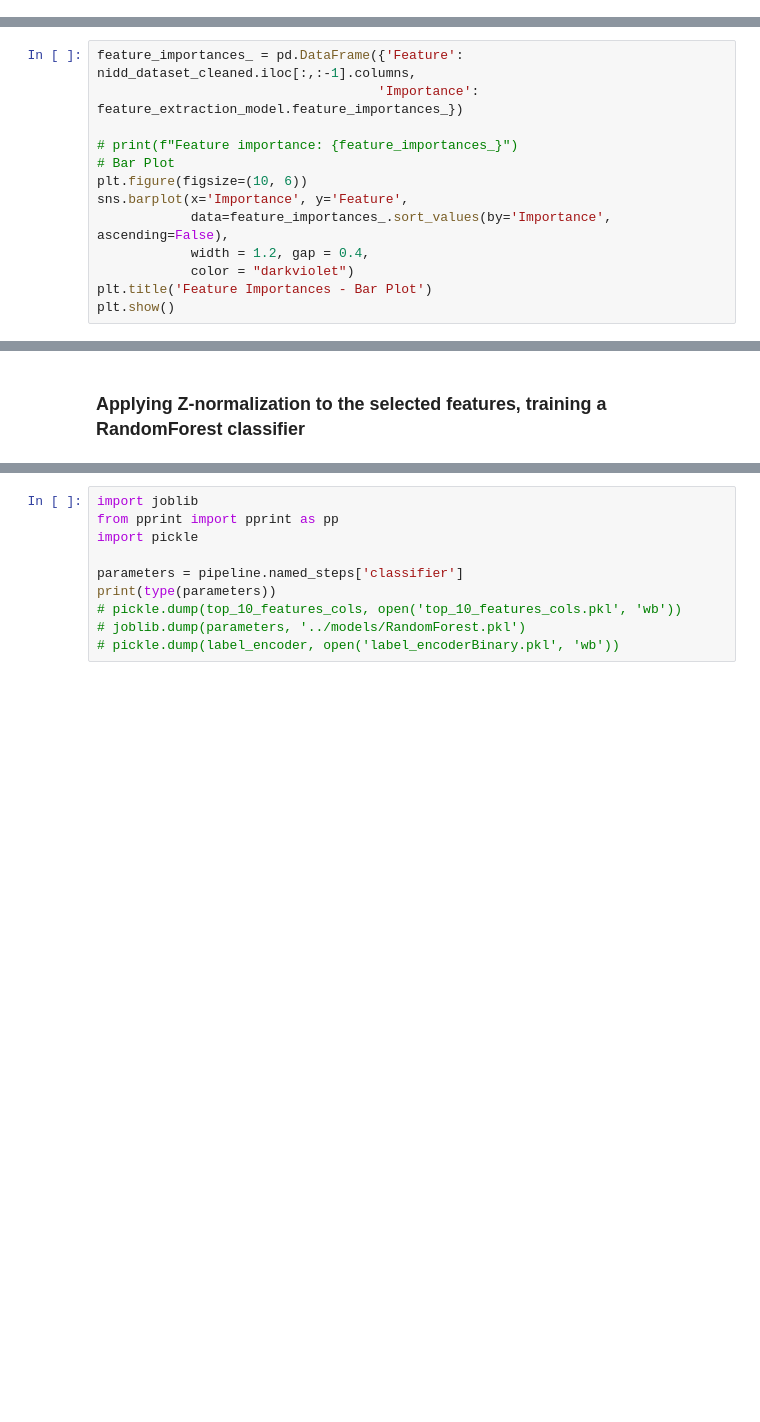
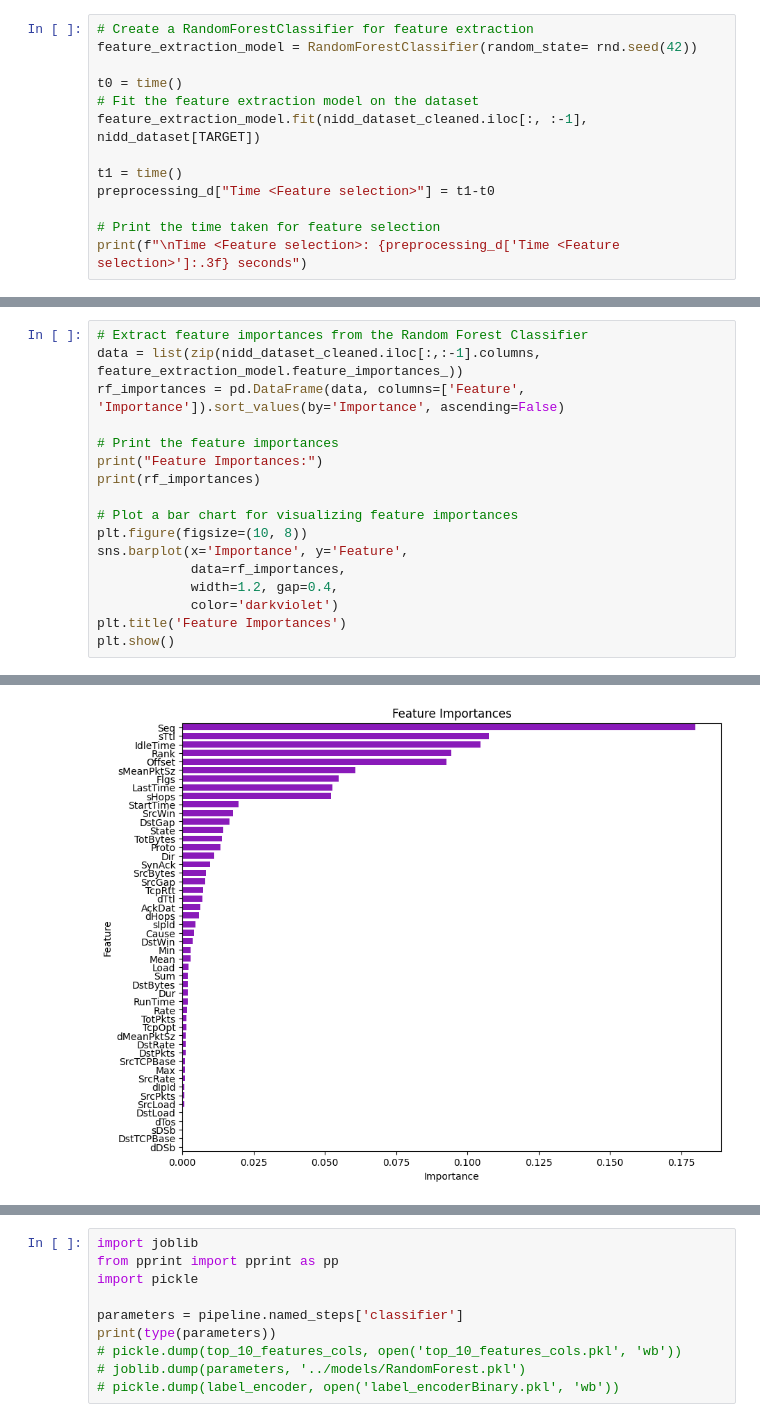
Before and after one commit to DmMeta/5G_Intrusion_detection, a Jupyter notebook: Analysis_Training/RandomForest_model2.ipynb, the cells around one changed output, grey strips where cells are left out. Drawn from its saved outputs; the diff is of its cells as text; blank space fills up the shorter version.

```diff
--- a/Analysis_Training/RandomForest_model2.ipynb
+++ b/Analysis_Training/RandomForest_model2.ipynb
@@ -61,0 +199,13 @@ print(f"Feature importance: {feature_extraction_model.feature_importances_}")
+# %%
+# Create a RandomForestClassifier for feature extraction
+feature_extraction_model = RandomForestClassifier(random_state= rnd.seed(42))
+
+t0 = time()
+# Fit the feature extraction model on the dataset
+feature_extraction_model.fit(nidd_dataset_cleaned.iloc[:, :-1], nidd_dataset[TARGET])
+
+t1 = time()
+preprocessing_d["Time <Feature selection>"] = t1-t0
+
+# Print the time taken for feature selection
+print(f"\nTime <Feature selection>: {preprocessing_d['Time <Feature selection>']:.3f} seconds")
@@ -62,13 +220,18 @@ print(f"Feature importance: {feature_extraction_model.feature_importances_}")
 # %%
-feature_importances_ = pd.DataFrame({'Feature': nidd_dataset_cleaned.iloc[:,:-1].columns,
-                                    'Importance': feature_extraction_model.feature_importances_})
+# Extract feature importances from the Random Forest Classifier
+data = list(zip(nidd_dataset_cleaned.iloc[:,:-1].columns, feature_extraction_model.feature_importances_))
+rf_importances = pd.DataFrame(data, columns=['Feature', 'Importance']).sort_values(by='Importance', ascending=False)
 
-# print(f"Feature importance: {feature_importances_}")
-# Bar Plot
-plt.figure(figsize=(10, 6))
+# Print the feature importances
+print("Feature Importances:")
+print(rf_importances)
+
+# Plot a bar chart for visualizing feature importances
+plt.figure(figsize=(10, 8))
 sns.barplot(x='Importance', y='Feature',
-            data=feature_importances_.sort_values(by='Importance', ascending=False),
-            width = 1.2, gap = 0.4,
-            color = "darkviolet")
-plt.title('Feature Importances - Bar Plot')
+            data=rf_importances,
+            width=1.2, gap=0.4,
+            color='darkviolet')
+plt.title('Feature Importances')
 plt.show()
+# %% [output]
@@ -75,2 +255 @@ plt.show()
+[figure, added]
-# %% [markdown]
-### Applying Z-normalization to the selected features, training a RandomForest classifier
```
Also changed, not shown: parts of 29 cells of this notebook, 4 other files.
